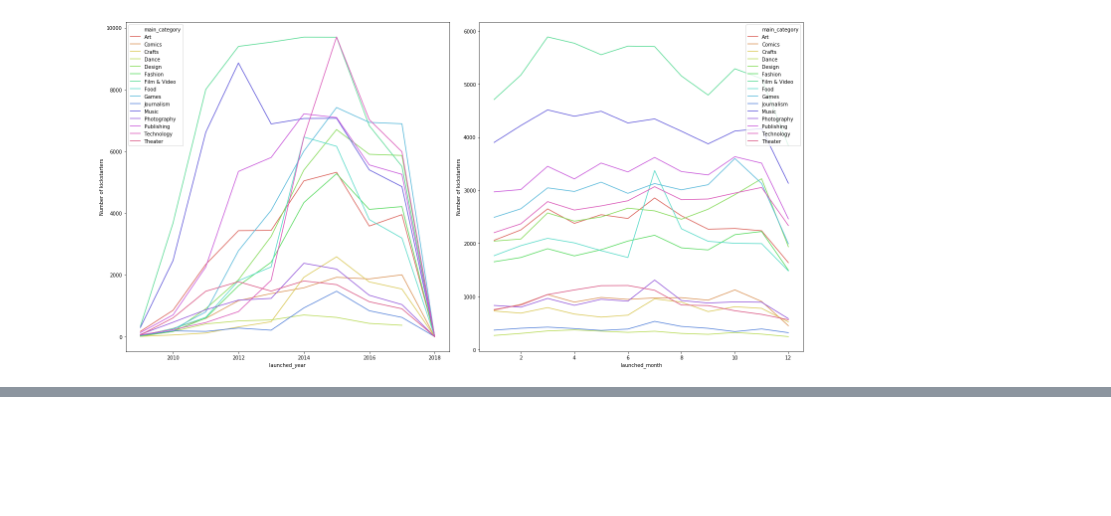
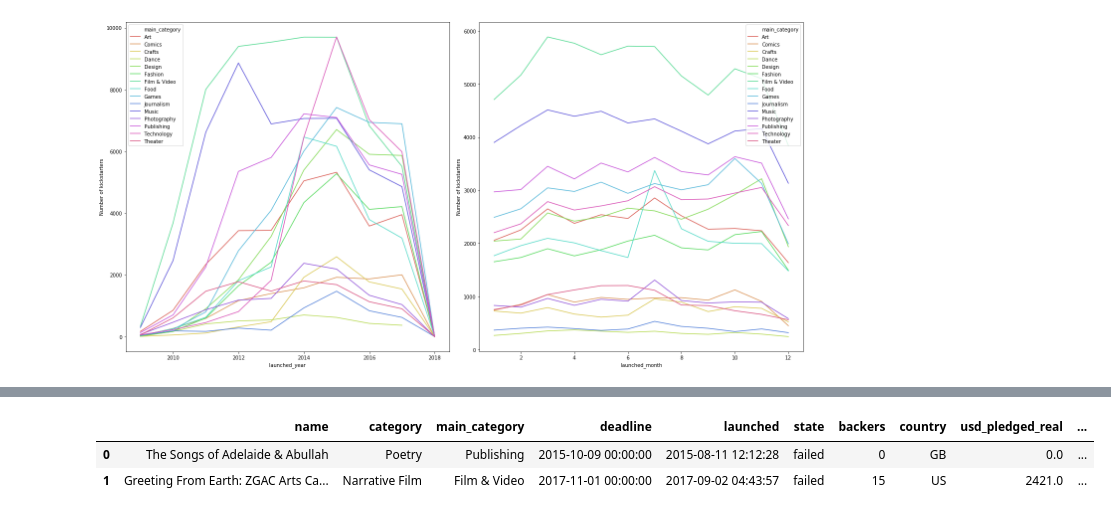
Before and after one commit to nntadotzip/DS_coderschool_homework, a Jupyter notebook: Team_Nhat&TA_Kickstarter.ipynb, the cells around one changed output, grey strips where cells are left out. Saved outputs shown, nothing was run; the diff lists cells and outputs as text; code cells hidden in the pictures; blank space fills up the shorter version.

```diff
--- a/Team_Nhat&TA_Kickstarter.ipynb
+++ b/Team_Nhat&TA_Kickstarter.ipynb
@@ -502,0 +582,16 @@ plt.show()
+# %%
+temp_df = non_nan_df[['name', 'category', 'main_category', 'deadline',
+       'launched', 'state', 'backers', 'country',
+       'usd_pledged_real', 'usd_goal_real', 'duration',]]
+# %%
+temp_df['deadline'] = temp_df['deadline'].dt.strftime('%Y-%m-%d %H:%M:%S')
+
+temp_df['launched'] = temp_df['launched'].dt.strftime('%Y-%m-%d %H:%M:%S')
+
+temp_df['duration'] = temp_df['duration'].apply(lambda x: str(x))
+# %%
+temp_df.head(2)
+# %% [output]
+|  | name | category | main_category | deadline | launched | state | backers | country | usd_pledged_real | ... |
+| 0 | The Songs of Adelaide & Abullah | Poetry | Publishing | 2015-10-09 00:00:00 | 2015-08-11 12:12:28 | failed | 0 | GB | 0.0 | ... |
+| 1 | Greeting From Earth: ZGAC Arts Ca... | Narrative Film | Film & Video | 2017-11-01 00:00:00 | 2017-09-02 04:43:57 | failed | 15 | US | 2421.0 | ... |
```
Also changed, not shown: parts of 21 cells of this notebook.
